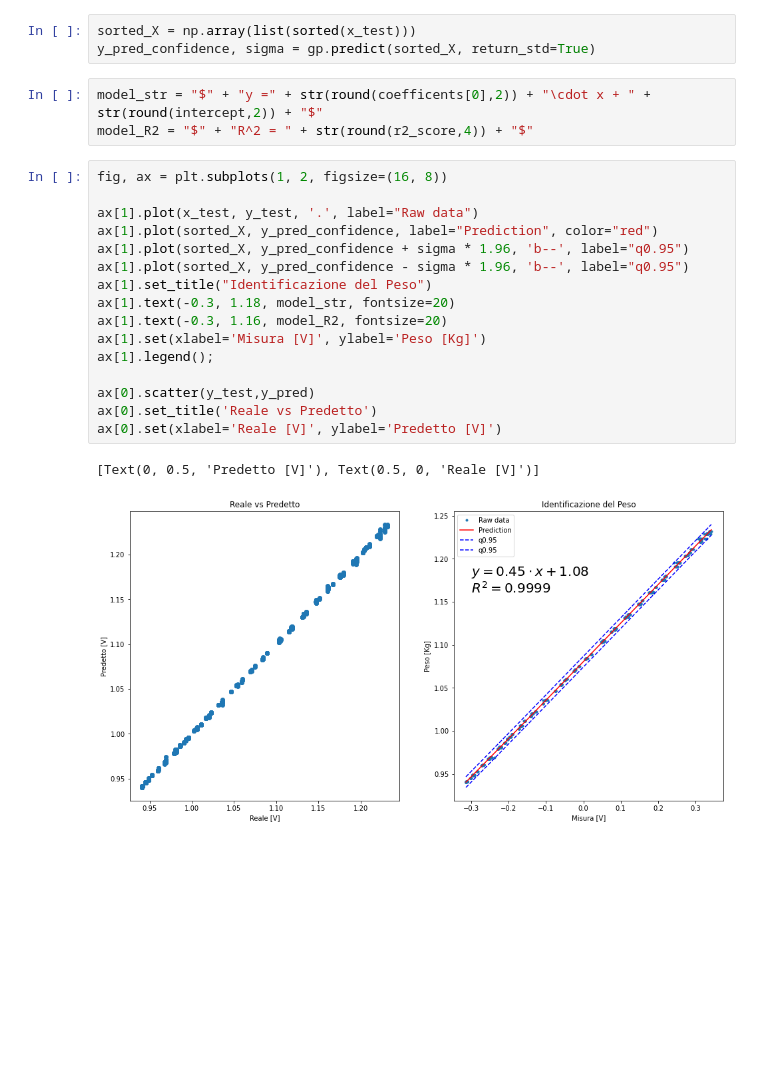
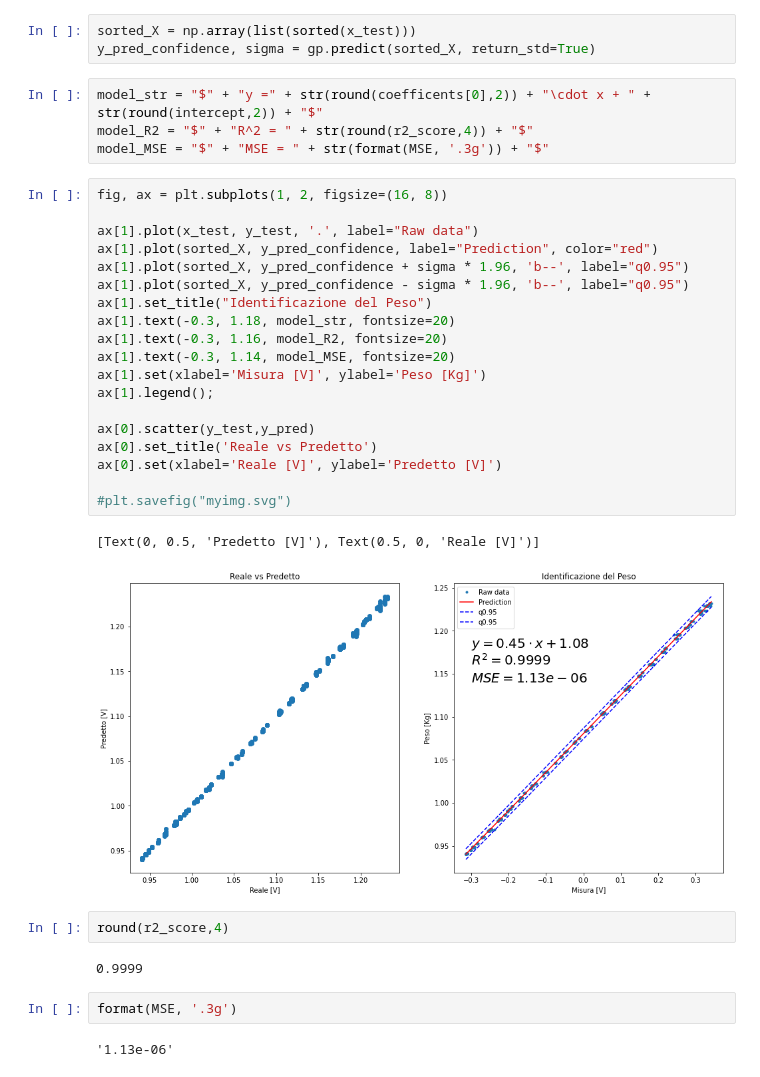
Before and after one commit to marco-milanesi/dynamic-weighing, a Jupyter notebook: CORR_Linear_regression.ipynb, the cells around one changed output. Drawn from its saved outputs; the diff is of its cells as text; blank space fills up the shorter version.

```diff
--- a/CORR_Linear_regression.ipynb
+++ b/CORR_Linear_regression.ipynb
@@ -249,22 +249,34 @@ y_pred_confidence, sigma = gp.predict(sorted_X, return_std=True)
 # %%
 model_str = "$" + "y =" + str(round(coefficents[0],2)) + "\cdot x + " + str(round(intercept,2)) + "$"
 model_R2 = "$" + "R^2 = " + str(round(r2_score,4)) + "$"
+model_MSE = "$" + "MSE = " + str(format(MSE, '.3g')) + "$"
 # %%
 fig, ax = plt.subplots(1, 2, figsize=(16, 8))
 
 ax[1].plot(x_test, y_test, '.', label="Raw data")
 ax[1].plot(sorted_X, y_pred_confidence, label="Prediction", color="red")
 ax[1].plot(sorted_X, y_pred_confidence + sigma * 1.96, 'b--', label="q0.95")
 ax[1].plot(sorted_X, y_pred_confidence - sigma * 1.96, 'b--', label="q0.95")
 ax[1].set_title("Identificazione del Peso")
 ax[1].text(-0.3, 1.18, model_str, fontsize=20)
 ax[1].text(-0.3, 1.16, model_R2, fontsize=20)
+ax[1].text(-0.3, 1.14, model_MSE, fontsize=20)
 ax[1].set(xlabel='Misura [V]', ylabel='Peso [Kg]')
 ax[1].legend();
 
 ax[0].scatter(y_test,y_pred)
 ax[0].set_title('Reale vs Predetto')
 ax[0].set(xlabel='Reale [V]', ylabel='Predetto [V]')
+
+#plt.savefig("myimg.svg")
 # %% [output]
 [Text(0, 0.5, 'Predetto [V]'), Text(0.5, 0, 'Reale [V]')]
-[figure, old version]
+[figure, new version]
+# %%
+round(r2_score,4)
+# %% [output]
+0.9999
+# %%
+format(MSE, '.3g')
+# %% [output]
+'1.13e-06'
```
Also changed, not shown: parts of 1 cell of this notebook.
